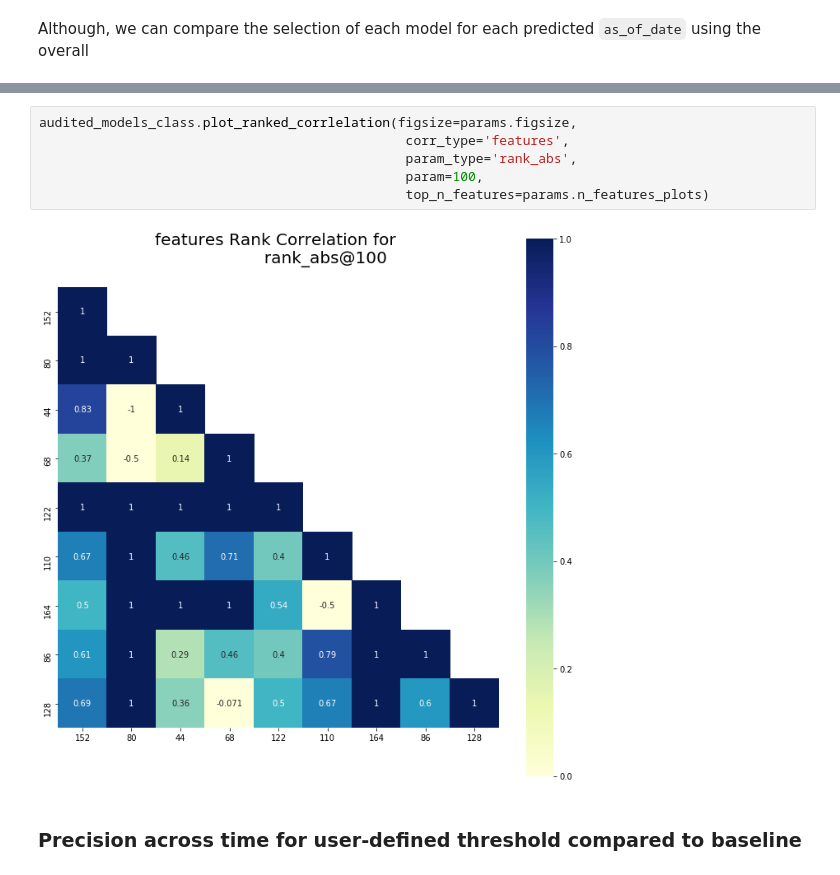
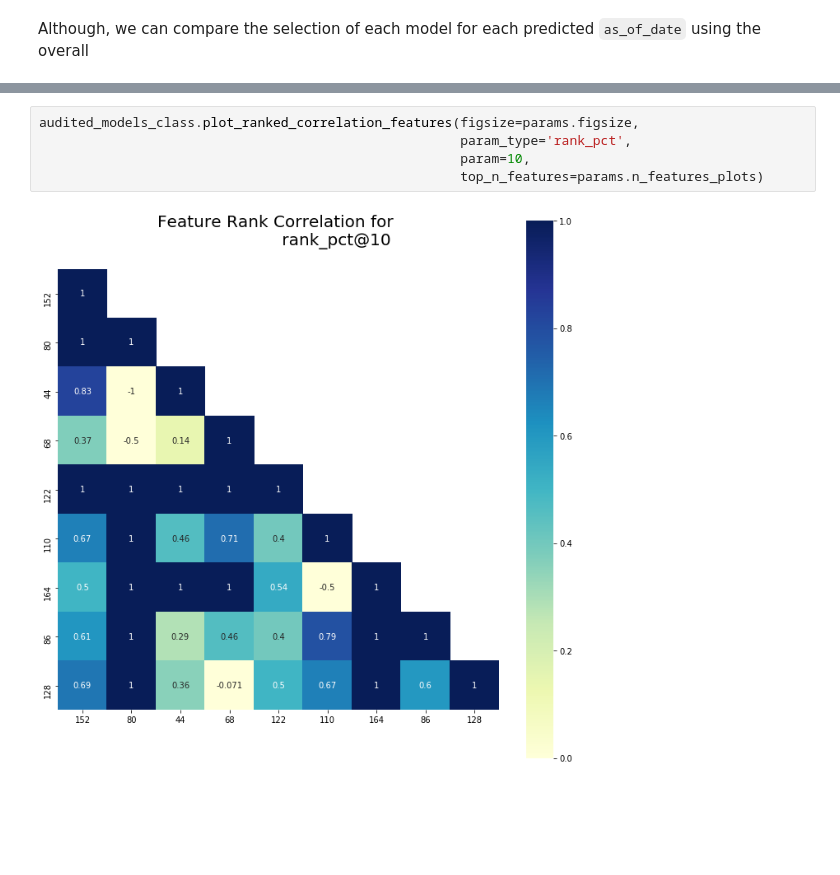
Before and after one commit to dssg/triage, a Jupyter notebook: src/triage/component/postmodeling/contrast/postmodeling_tutorial.ipynb, the cells around one changed output, grey strips where cells are left out. Cells and saved outputs as stored; diff of their text form; blank space fills up the shorter version.

```diff
--- a/src/triage/component/postmodeling/contrast/postmodeling_tutorial.ipynb
+++ b/src/triage/component/postmodeling/contrast/postmodeling_tutorial.ipynb
@@ -236,10 +291,7 @@ audited_models_class.plot_ranked_corrlelation(figsize=params.figsize,
 # %%
-audited_models_class.plot_ranked_corrlelation(figsize=params.figsize,
-                                               corr_type='features',
-                                               param_type='rank_abs',
-                                               param=100,
-                                               top_n_features=params.n_features_plots)
+audited_models_class.plot_ranked_correlation_features(figsize=params.figsize,
+                                                      param_type='rank_pct',
+                                                      param=10,
+                                                      top_n_features=params.n_features_plots)
 # %% [output]
-[figure, old version]
+[figure, new version]
-# %% [markdown]
-### Precision across time for user-defined threshold compared to baseline
```
Also changed, not shown: parts of 51 cells of this notebook.
